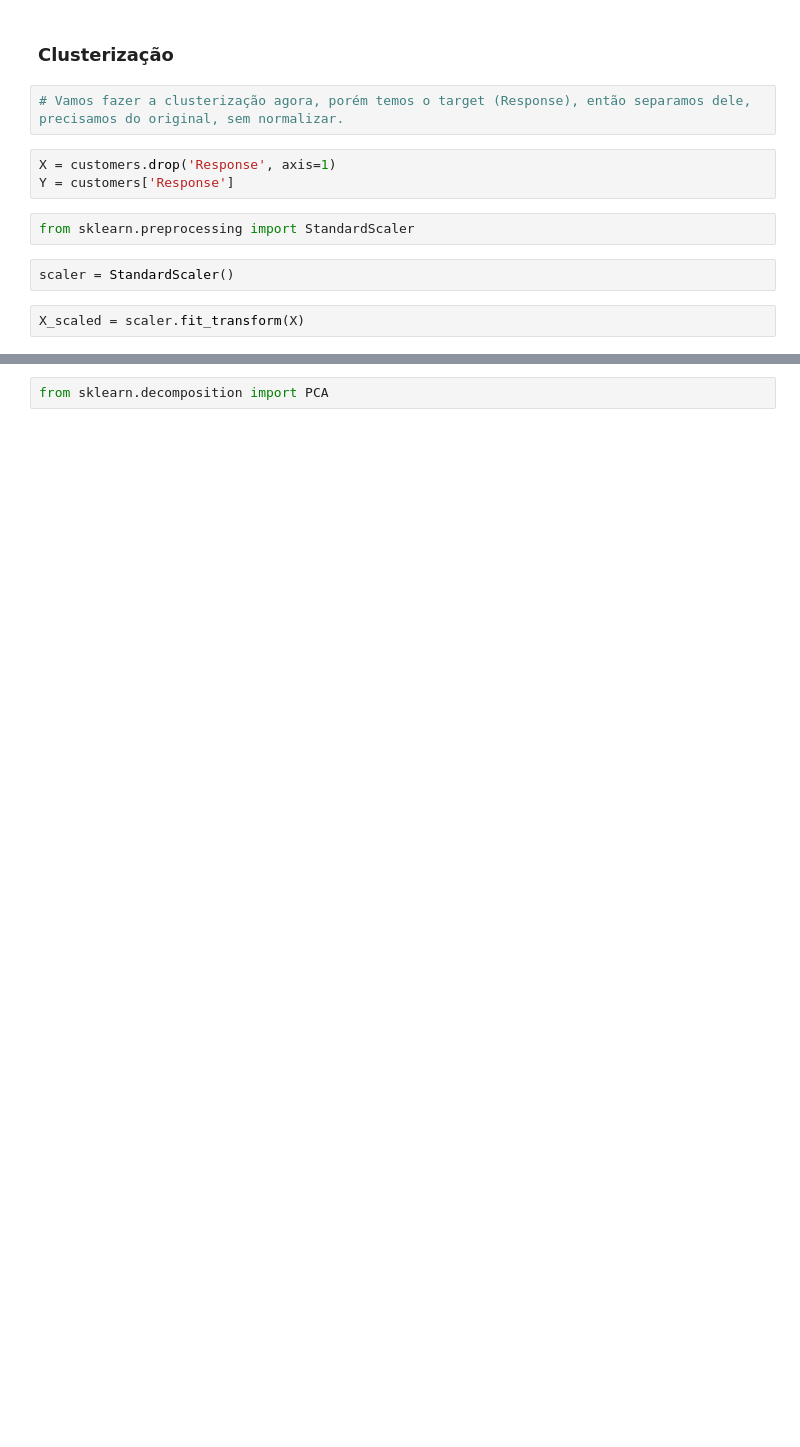
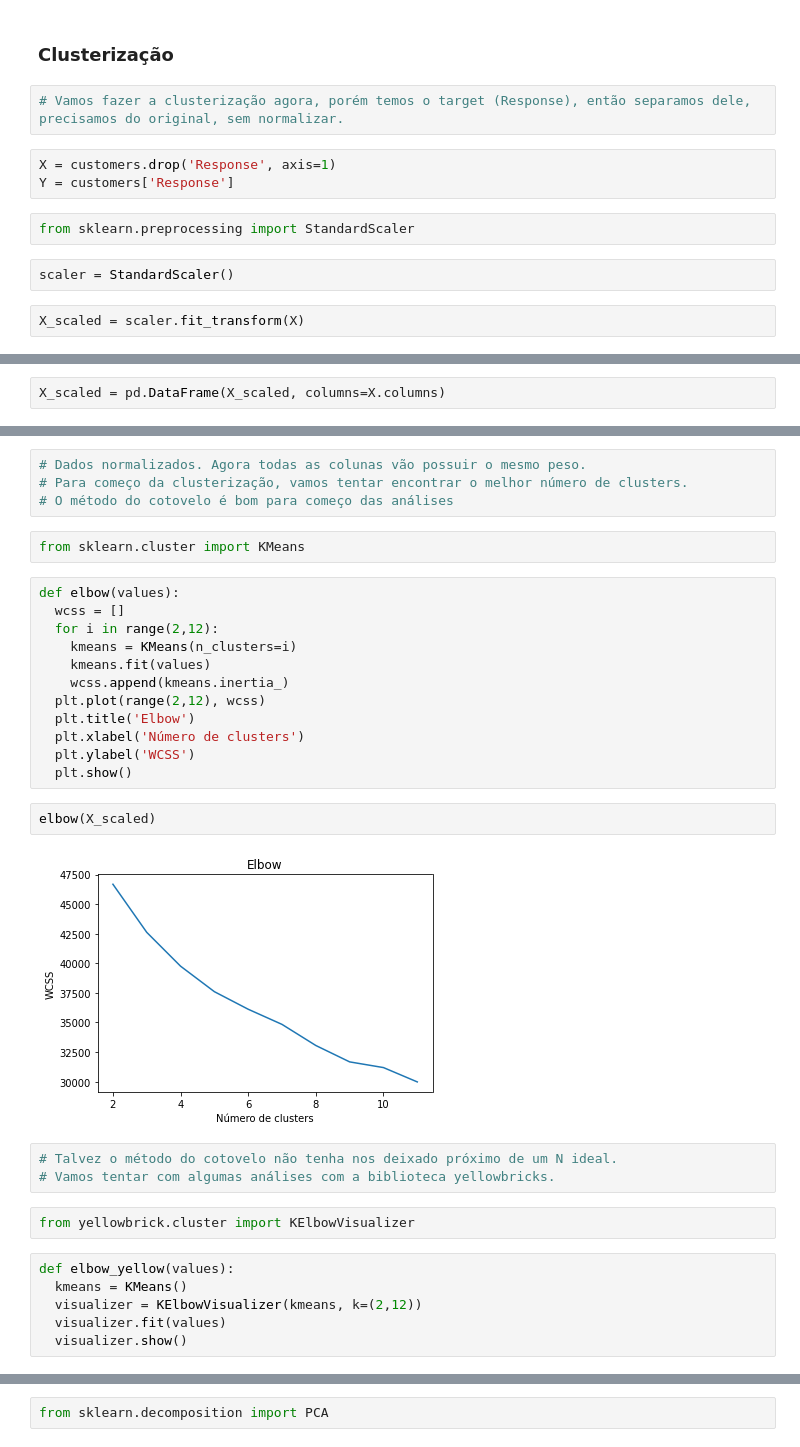
Before and after one commit to Pedro4010/caseifood, a Jupyter notebook: caseifood.ipynb, the cells around one changed output, grey strips where cells are left out. Saved outputs shown, nothing was run; the diff lists cells and outputs as text; blank space fills up the shorter version.

```diff
--- a/caseifood.ipynb
+++ b/caseifood.ipynb
@@ -442,0 +501,2 @@ X_scaled = scaler.fit_transform(X)
+# %%
+X_scaled = pd.DataFrame(X_scaled, columns=X.columns)
@@ -442,0 +519,33 @@ X_scaled = scaler.fit_transform(X)
+# %%
+# Dados normalizados. Agora todas as colunas vão possuir o mesmo peso.
+# Para começo da clusterização, vamos tentar encontrar o melhor número de clusters.
+# O método do cotovelo é bom para começo das análises
+# %%
+from sklearn.cluster import KMeans
+# %%
+def elbow(values):
+  wcss = []
+  for i in range(2,12):
+    kmeans = KMeans(n_clusters=i)
+    kmeans.fit(values)
+    wcss.append(kmeans.inertia_)
+  plt.plot(range(2,12), wcss)
+  plt.title('Elbow')
+  plt.xlabel('Número de clusters')
+  plt.ylabel('WCSS')
+  plt.show()
+# %%
+elbow(X_scaled)
+# %% [output]
+[figure, added]
+# %%
+# Talvez o método do cotovelo não tenha nos deixado próximo de um N ideal.
+# Vamos tentar com algumas análises com a biblioteca yellowbricks.
+# %%
+from yellowbrick.cluster import KElbowVisualizer
+# %%
+def elbow_yellow(values):
+  kmeans = KMeans()
+  visualizer = KElbowVisualizer(kmeans, k=(2,12))
+  visualizer.fit(values)
+  visualizer.show()
```
Also changed, not shown: parts of 18 cells of this notebook.
